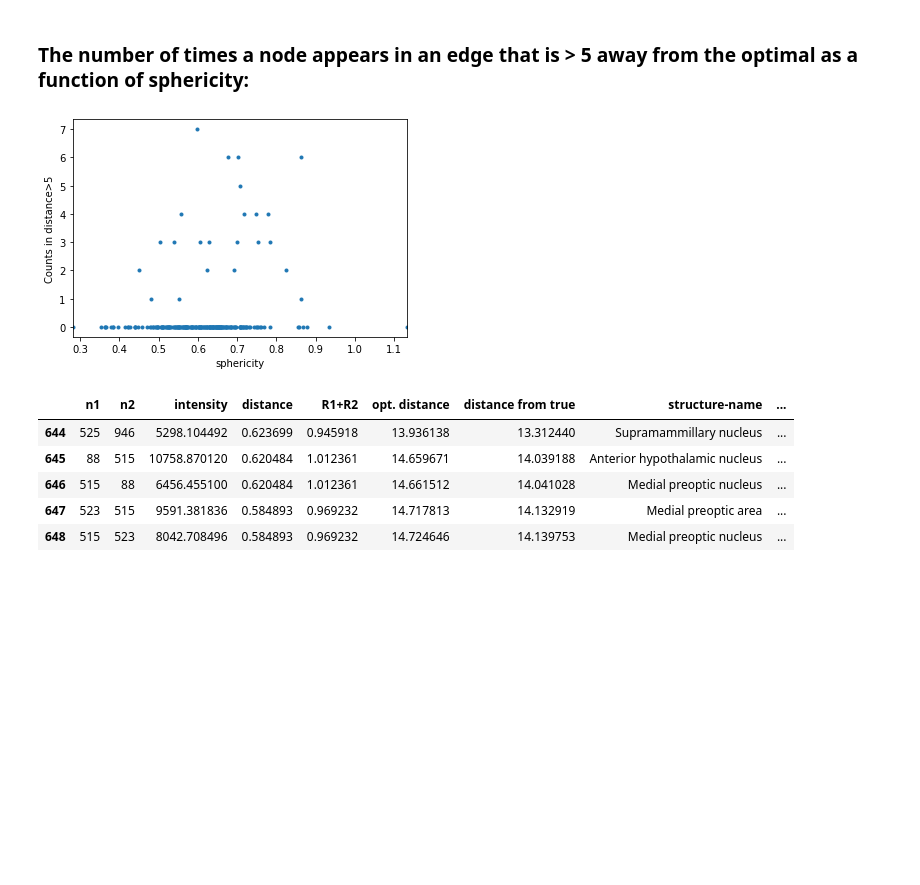
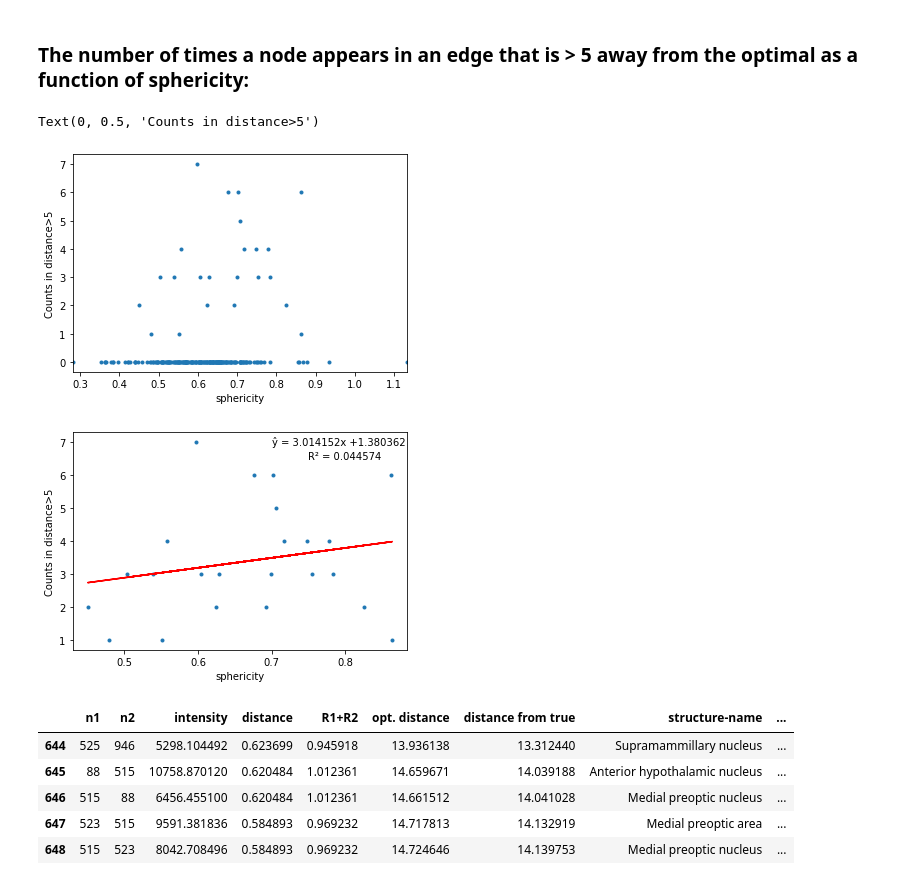
Before and after one commit to hellothisisnathan/Mouse_Controllability, a Jupyter notebook: Mouse/3d structures.ipynb, the cells around one changed output. Cells and saved outputs as stored; diff of their text form; code cells hidden in the pictures; blank space fills up the shorter version.

```diff
--- a/Mouse/3d structures.ipynb
+++ b/Mouse/3d structures.ipynb
@@ -68,9 +68,30 @@ df.head(5)
 ax = df.plot(x='sphericity', y='Counts in distance>5', style='.')
 ax.get_legend().remove()
 ax.set_ylabel('Counts in distance>5')
-ax.get_figure().savefig('./sphericity graphs/distance counts vs sphericity.pdf')
+#ax.get_figure().savefig('./sphericity graphs/distance counts vs sphericity.png')
 # %% [output]
+Text(0, 0.5, 'Counts in distance>5')
 [figure]
+# %%
+from sklearn.linear_model import LinearRegression
+x = pd.DataFrame(df['sphericity'].loc[df['Counts in distance>5'] > 0])
+y = pd.DataFrame(df['Counts in distance>5'].loc[df['Counts in distance>5'] > 0])
+reg = LinearRegression().fit(x,y)
+r2 = 'R\u00b2 = ' + str(round(reg.score(x,y), 6))
+y_pred = reg.predict(x)
+y_hat = '\u0177 = ' + str(round(reg.coef_[0][0], 6)) + 'x +' + str(round(*reg.intercept_, 6))
+# %%
+import matplotlib.pyplot as plt
+plt.scatter(x,y, marker='.')
+plt.plot(x, y_pred, color='red')
+plt.text(0.75, 6.5, r2)
+plt.text(0.7, 6.9, y_hat)
+plt.xlabel('sphericity')
+plt.ylabel('Counts in distance>5')
+plt.savefig('./sphericity graphs/distance counts vs sphericity.png')
+plt.show()
+# %% [output]
+[figure, added]
 # %%
 edges_df = pd.read_csv('../../spreadsheets/Hypothalamic Optimization Distances.csv')
 edges_df['distance from true'] = abs(edges_df['distance from true'])
```
Also changed, not shown: parts of 4 cells of this notebook.
